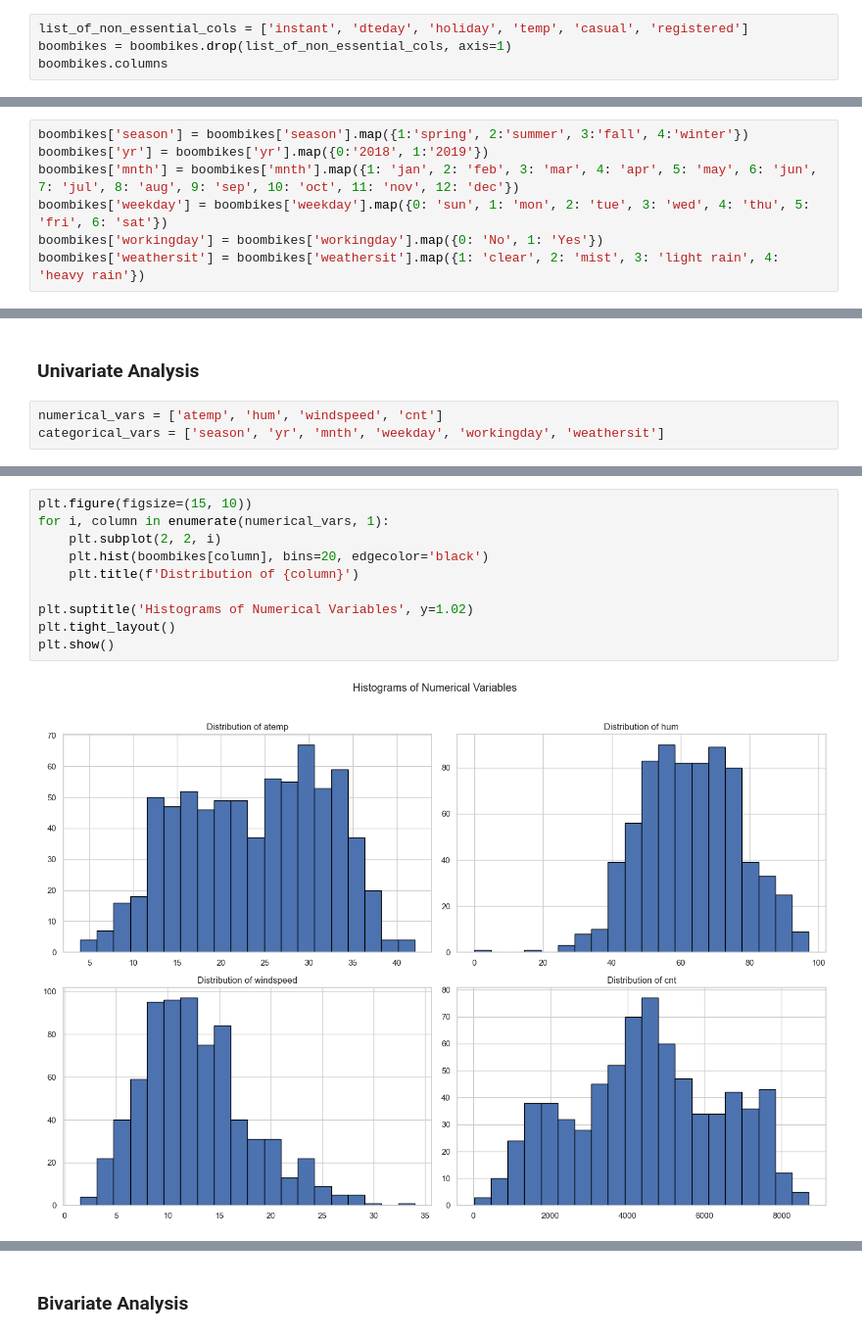
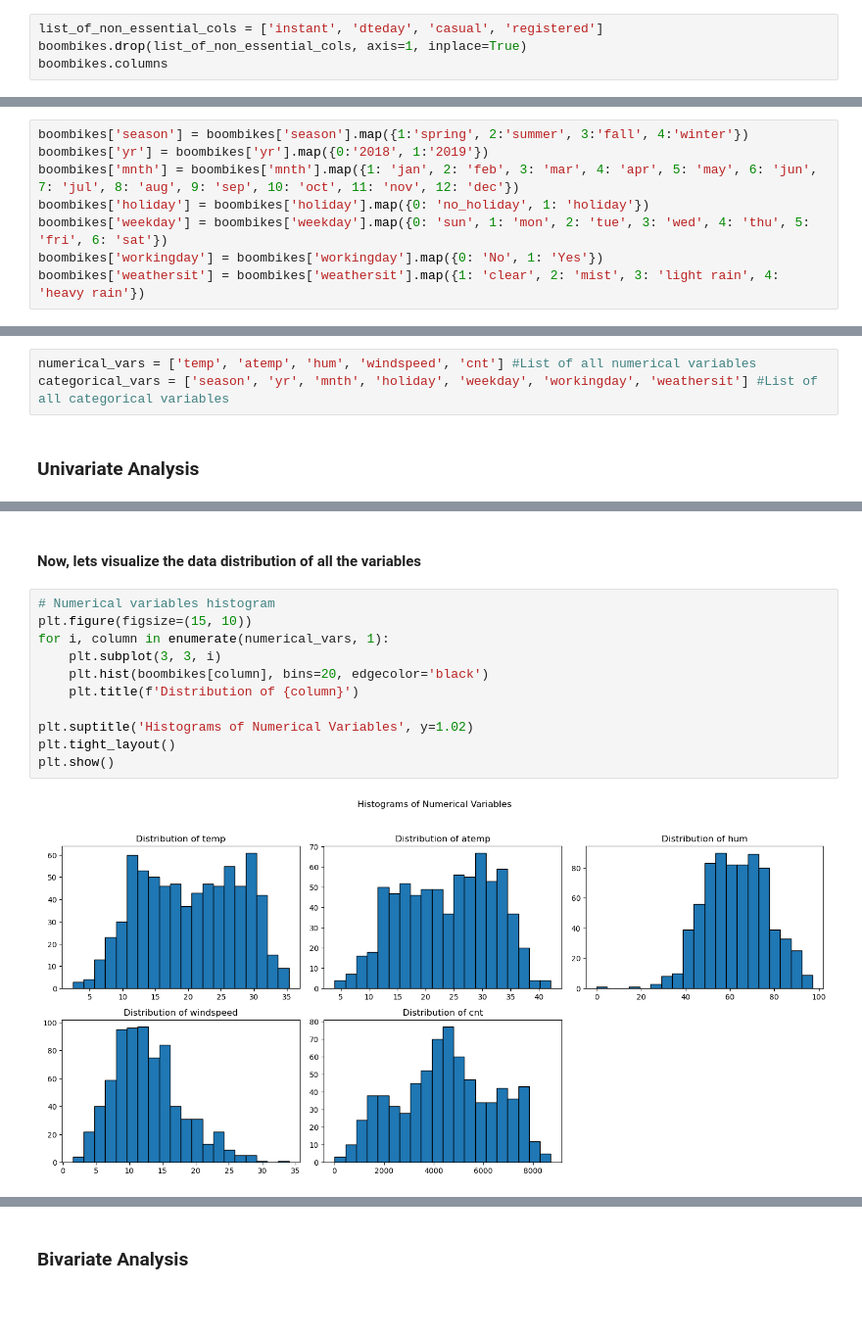
Before and after one commit to shahprashant030/BikeSharingAssignment, a Jupyter notebook: Prashant_Shah.ipynb, the cells around one changed output, grey strips where cells are left out. Shown at 98% size. Drawn from its saved outputs; the diff is of its cells as text; blank space fills up the shorter version.

```diff
--- a/Prashant_Shah.ipynb
+++ b/Prashant_Shah.ipynb
@@ -93,7 +104,7 @@ Index(['instant', 'dteday', 'season', 'yr', 'mnth', 'holiday', 'weekday',
        'casual', 'registered', 'cnt'],
       dtype='object')
 # %%
-list_of_non_essential_cols = ['instant', 'dteday', 'holiday', 'temp', 'casual', 'registered']
-boombikes = boombikes.drop(list_of_non_essential_cols, axis=1)
+list_of_non_essential_cols = ['instant', 'dteday', 'casual', 'registered']
+boombikes.drop(list_of_non_essential_cols, axis=1, inplace=True)
 boombikes.columns
 # %% [output]
@@ -119,6 +131,7 @@ Here `season`, `yr`, `mnth`, `weekday`, `workingday`, `weathersit` are the only
 boombikes['season'] = boombikes['season'].map({1:'spring', 2:'summer', 3:'fall', 4:'winter'})
 boombikes['yr'] = boombikes['yr'].map({0:'2018', 1:'2019'})
 boombikes['mnth'] = boombikes['mnth'].map({1: 'jan', 2: 'feb', 3: 'mar', 4: 'apr', 5: 'may', 6: 'jun', 7: 'jul', 8: 'aug', 9: 'sep', 10: 'oct', 11: 'nov', 12: 'dec'})
+boombikes['holiday'] = boombikes['holiday'].map({0: 'no_holiday', 1: 'holiday'})
 boombikes['weekday'] = boombikes['weekday'].map({0: 'sun', 1: 'mon', 2: 'tue', 3: 'wed', 4: 'thu', 5: 'fri', 6: 'sat'})
 boombikes['workingday'] = boombikes['workingday'].map({0: 'No', 1: 'Yes'})
 boombikes['weathersit'] = boombikes['weathersit'].map({1: 'clear', 2: 'mist', 3: 'light rain', 4: 'heavy rain'})
@@ -138,5 +155,5 @@ Now, lets start with EDA.
+# %%
+numerical_vars = ['temp', 'atemp', 'hum', 'windspeed', 'cnt'] #List of all numerical variables
+categorical_vars = ['season', 'yr', 'mnth', 'holiday', 'weekday', 'workingday', 'weathersit'] #List of all categorical variables
 # %% [markdown]
 ### Univariate Analysis
-# %%
-numerical_vars = ['atemp', 'hum', 'windspeed', 'cnt']
-categorical_vars = ['season', 'yr', 'mnth', 'weekday', 'workingday', 'weathersit']
@@ -172,17 +194,20 @@ Here we can analyse:
     - Average = 4508
 
 Also other datas like count, median, standard deviation, etc can be seen in the above description
+# %% [markdown]
+#### Now, lets visualize the data distribution of all the variables
 # %%
+# Numerical variables histogram
 plt.figure(figsize=(15, 10))
 for i, column in enumerate(numerical_vars, 1):
-    plt.subplot(2, 2, i)
+    plt.subplot(3, 3, i)
     plt.hist(boombikes[column], bins=20, edgecolor='black')
     plt.title(f'Distribution of {column}')
 
 plt.suptitle('Histograms of Numerical Variables', y=1.02)
 plt.tight_layout()
 plt.show()
 # %% [output]
-[figure, old version]
+[figure, new version]
 # %% [markdown]
 Here we can see:
```
Also changed, not shown: parts of 131 cells of this notebook, 2 other files.
